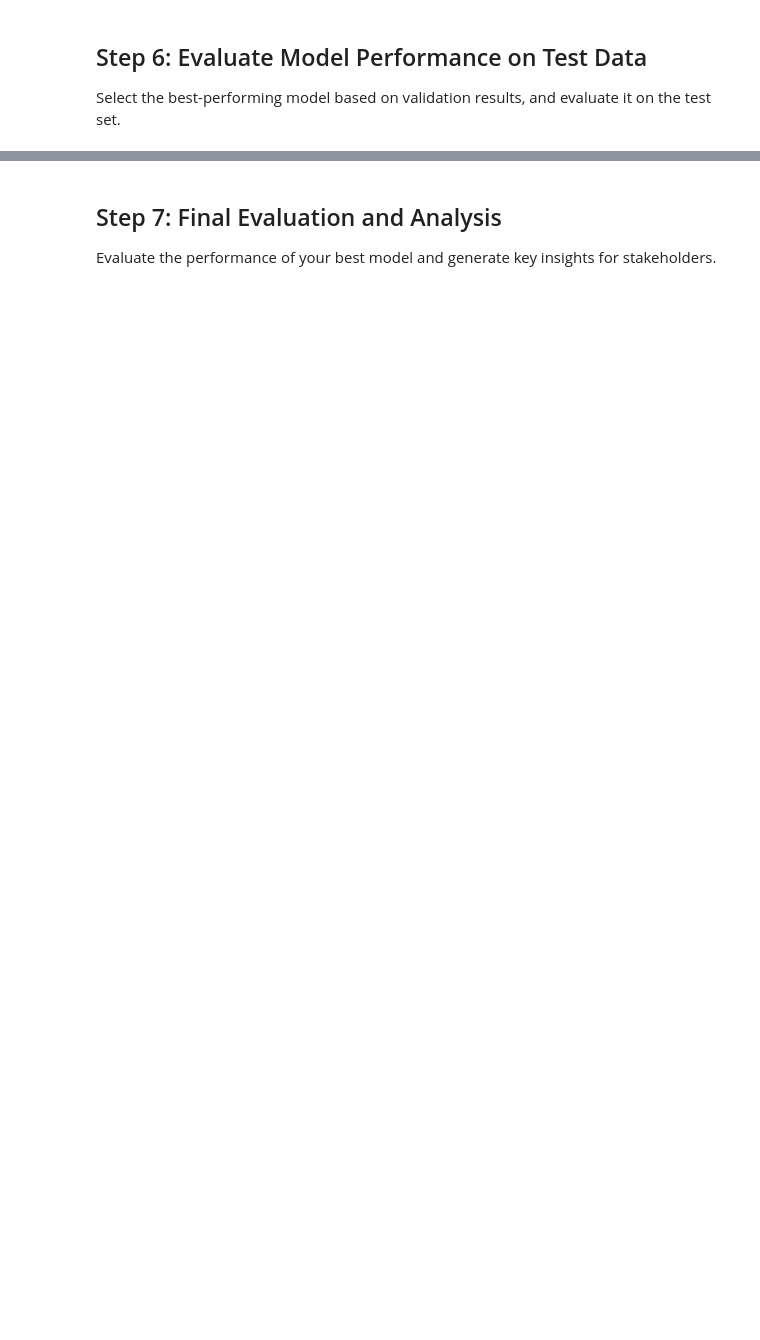
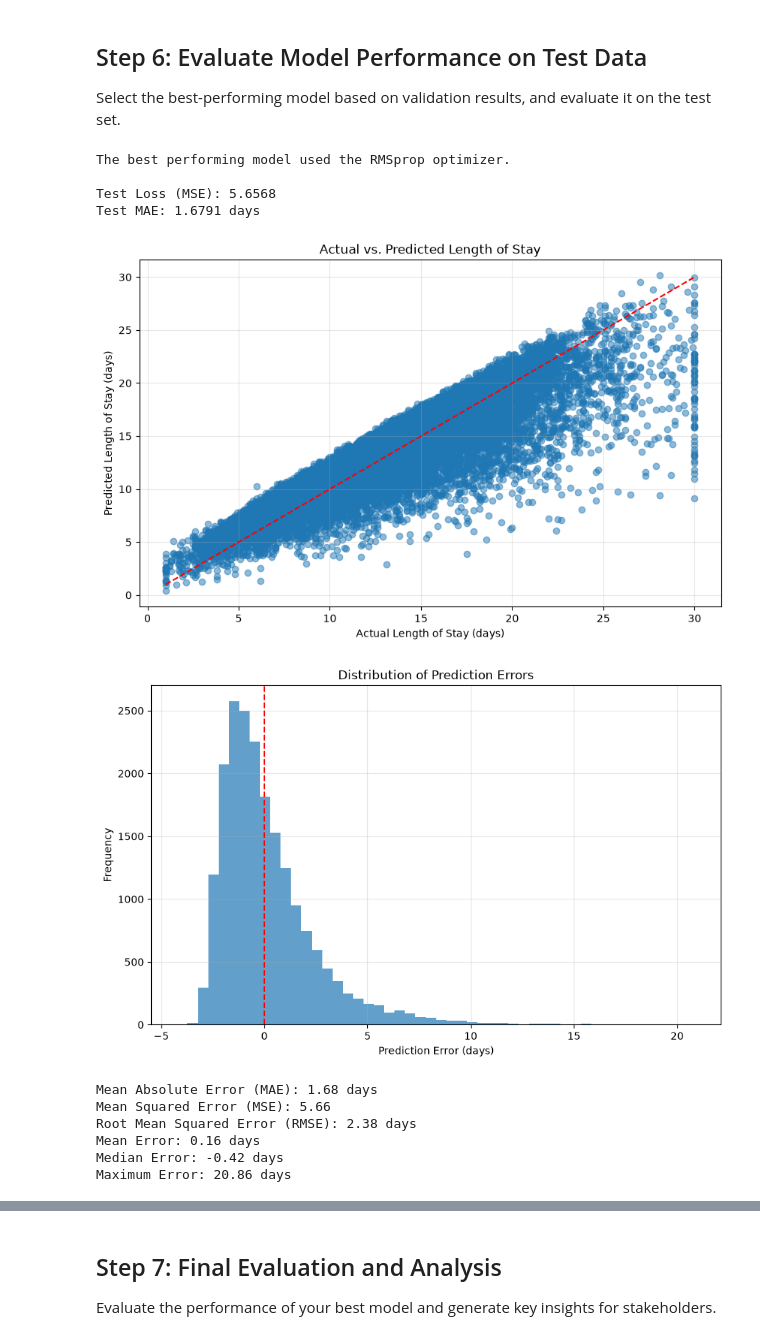
Before and after one commit to donjuel003/Fundamentals-of-Neural-Networks, a Jupyter notebook: nn_fundamentals_lab.ipynb, the cells around one changed output, grey strips where cells are left out. Cells and saved outputs as stored; diff of their text form; code cells hidden in the pictures; blank space fills up the shorter version.

```diff
--- a/nn_fundamentals_lab.ipynb
+++ b/nn_fundamentals_lab.ipynb
@@ -259,6 +381,8 @@ print(f"Adam - Training MAE: {history_adam.history['mae'][-1]:.4f}, Validation M
 ## Step 6: Evaluate Model Performance on Test Data
 Select the best-performing model based on validation results, and evaluate it on the test set.
 # %%
+from sklearn.metrics import mean_absolute_error, mean_squared_error, r2_score
+
 # Determine the best model based on validation loss
 val_losses = [
     history_sgd.history['val_loss'][-1],
@@ -274,13 +398,13 @@ best_optimizer = ['SGD', 'RMSprop', 'Adam'][best_model_idx]
 print(f"The best performing model used the {best_optimizer} optimizer.")
 
 # Evaluate the best model on the test set
-test_loss, test_mae = None
+test_loss, test_mae = best_model.evaluate(X_test_processed, y_test, verbose=0)
 print(f"\nTest Loss (MSE): {test_loss:.4f}")
 print(f"Test MAE: {test_mae:.4f} days")
 
 # Make predictions with the best model - hint - make sure to flatten
-predictions = None
-errors = None
+predictions = best_model.predict(X_test_processed, verbose=0).flatten()
+errors = y_test.to_numpy() - predictions
 
 # Plot actual vs predicted values
 plt.figure(figsize=(10, 6))
@@ -300,39 +424,56 @@ plt.xlabel('Prediction Error (days)')
 plt.ylabel('Frequency')
 plt.title('Distribution of Prediction Errors')
 plt.grid(True, alpha=0.3)
 plt.show()
 
 # Calculate additional error metrics
-mae = None
-mse = None
-rmse = None
+mae = mean_absolute_error(y_test, predictions)
+mse = mean_squared_error(y_test, predictions)
+rmse = np.sqrt(mse)
 mean_error = np.mean(errors)
 median_error = np.median(errors)
 max_error = np.max(np.abs(errors))
 
 print(f"Mean Absolute Error (MAE): {mae:.2f} days")
 print(f"Mean Squared Error (MSE): {mse:.2f}")
 print(f"Root Mean Squared Error (RMSE): {rmse:.2f} days")
 print(f"Mean Error: {mean_error:.2f} days")
 print(f"Median Error: {median_error:.2f} days")
 print(f"Maximum Error: {max_error:.2f} days")
 
 # Analyze errors by patient characteristics
 # Join predictions with original test data for analysis
 test_indices = y_test.index
-test_data = data.iloc[test_indices].copy()
-test_data['predicted_los'] = None
-test_data['error'] = None
-test_data['abs_error'] = None
+test_data = data.loc[test_indices].copy()
+test_data['actual_los'] = y_test
+test_data['predicted_los'] = predictions
+test_data['error'] = test_data['actual_los'] - test_data['predicted_los']
+test_data['abs_error'] = test_data['error'].abs()
 
 # Example: Error by age group
-test_data['age_group'] = pd.cut(test_data['age'], bins=[0, 18, 35, 50, 65, 100],
-                               labels=['0-18', '19-35', '36-50', '51-65', '65+'])
+test_data['age_group'] = pd.cut(
+    test_data['age'],
+    bins=[0, 18, 35, 50, 65, 100],
+    labels=['0-18', '19-35', '36-50', '51-65', '65+']
+)
 
 plt.figure(figsize=(10, 6))
 sns.boxplot(x='age_group', y='abs_error', data=test_data)
 plt.title('Prediction Error by Age Group')
 plt.xlabel('Age Group')
 plt.ylabel('Absolute Error (days)')
 plt.grid(True, alpha=0.3)
 plt.show()
+# %% [output]
+The best performing model used the RMSprop optimizer.
+
+Test Loss (MSE): 5.6568
+Test MAE: 1.6791 days
+[figure, added]
+[figure, added]
+Mean Absolute Error (MAE): 1.68 days
+Mean Squared Error (MSE): 5.66
+Root Mean Squared Error (RMSE): 2.38 days
+Mean Error: 0.16 days
+Median Error: -0.42 days
+Maximum Error: 20.86 days
```
Also changed, not shown: parts of 7 cells of this notebook.
